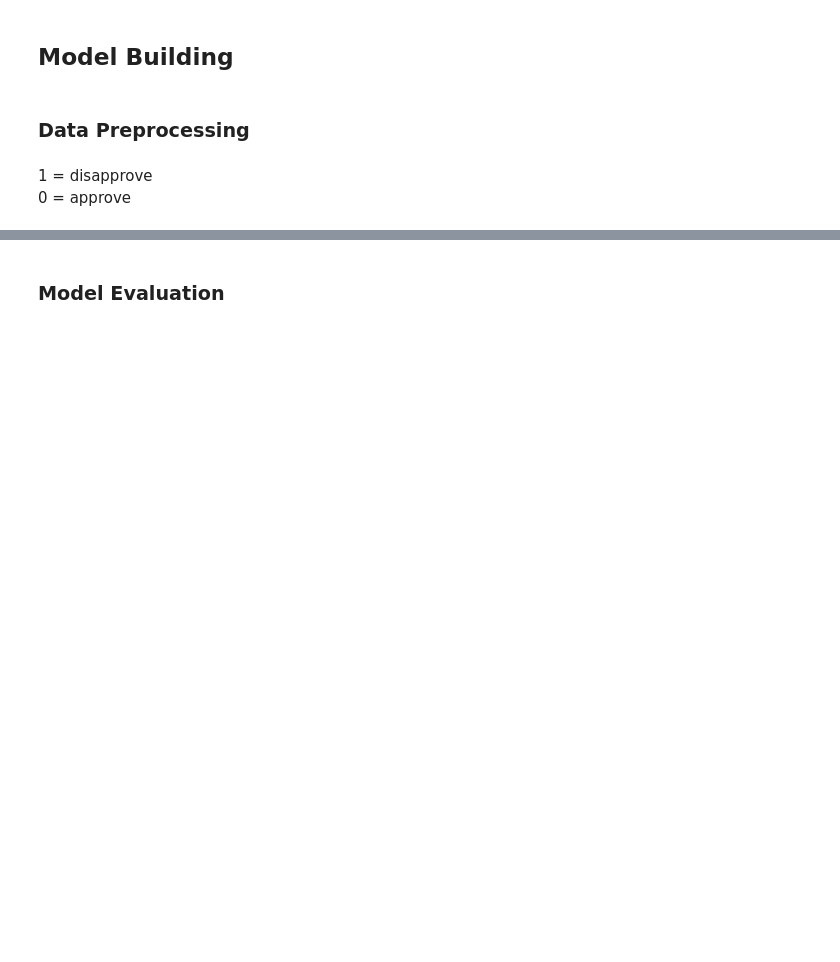
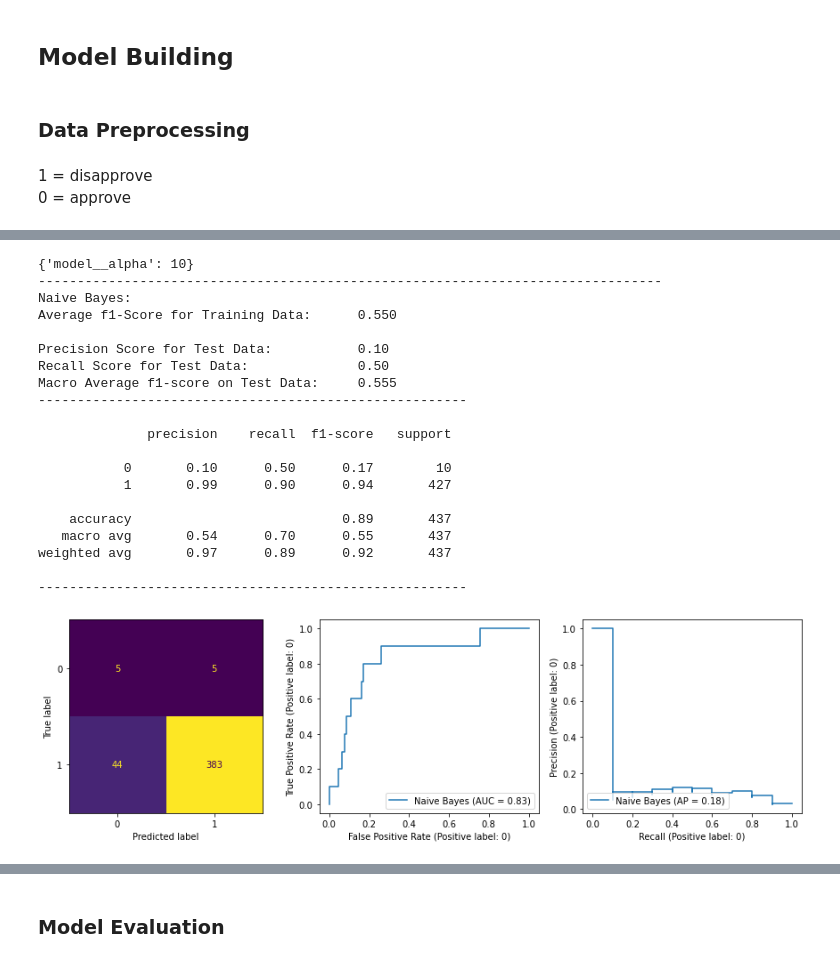
Before and after one commit to dan-grant-hunter/London_Free_Transport, a Jupyter notebook: london_free_transport.ipynb, the cells around one changed output, grey strips where cells are left out. Cells and saved outputs as stored; diff of their text form; code cells hidden in the pictures; blank space fills up the shorter version.

```diff
--- a/london_free_transport.ipynb
+++ b/london_free_transport.ipynb
@@ -647,0 +694,29 @@ plt.xlabel('Predicted class');
+# %%
+# Naive Bayes model
+nb = BernoulliNB()
+params_nb = {
+    'model__alpha' : [0.1, 1, 10, 100],
+}
+evaluate_model("Naive Bayes", nb, params_nb)
+# %% [output]
+{'model__alpha': 10}
+--------------------------------------------------------------------------------
+Naive Bayes:
+Average f1-Score for Training Data:      0.550
+
+Precision Score for Test Data:           0.10
+Recall Score for Test Data:              0.50
+Macro Average f1-score on Test Data:     0.555
+-------------------------------------------------------
+
+              precision    recall  f1-score   support
+
+           0       0.10      0.50      0.17        10
+           1       0.99      0.90      0.94       427
+
+    accuracy                           0.89       437
+   macro avg       0.54      0.70      0.55       437
+weighted avg       0.97      0.89      0.92       437
+
+-------------------------------------------------------
+[figure, added]
```
Also changed, not shown: parts of 53 cells of this notebook.
